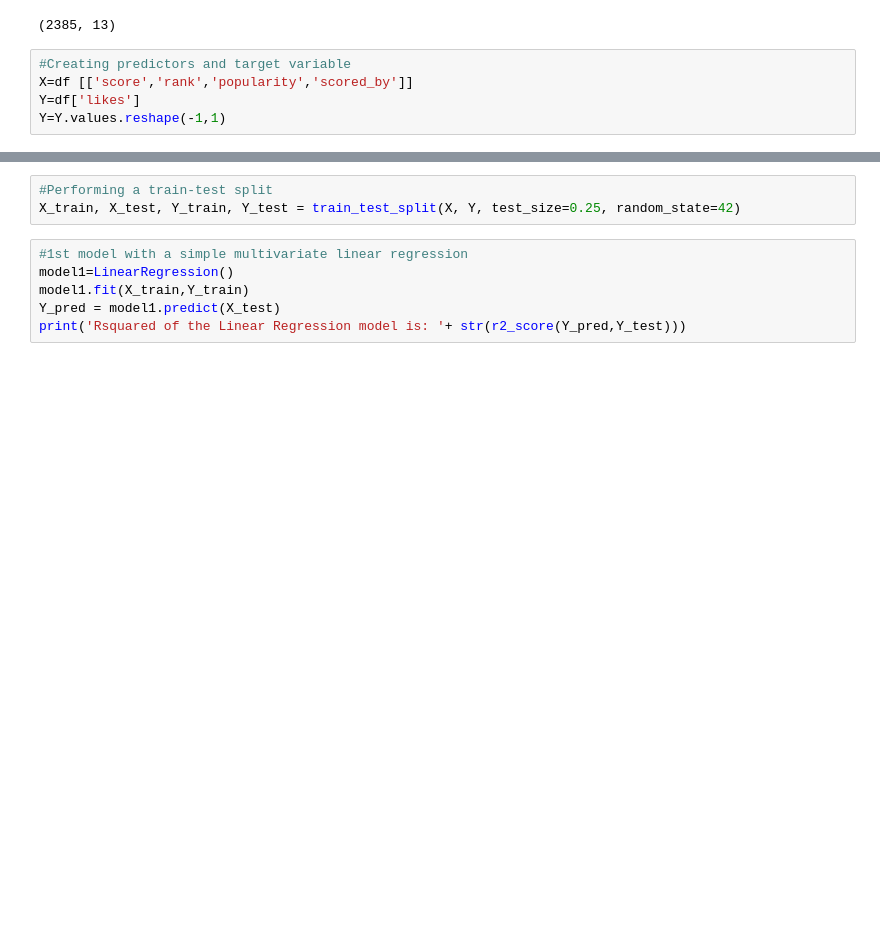
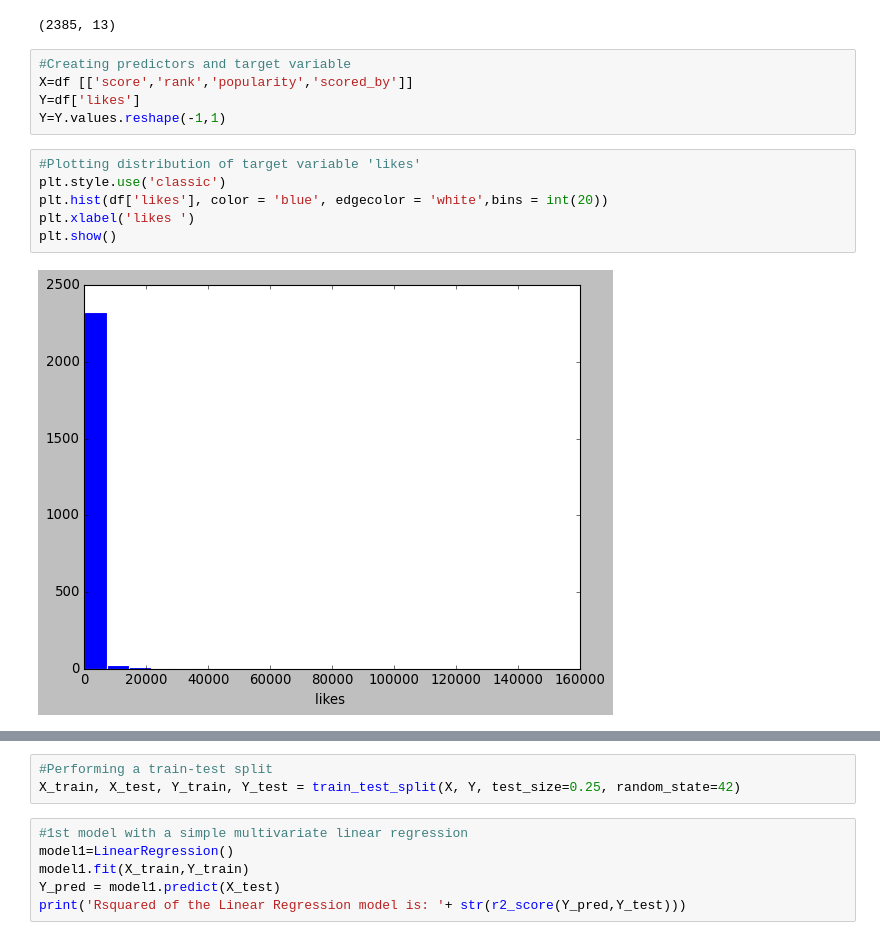
Before and after one commit to RobertoColangelo/Data-Science, a Jupyter notebook: Part_2_project.ipynb, the cells around one changed output, grey strips where cells are left out. Cells and saved outputs as stored; diff of their text form; blank space fills up the shorter version.

```diff
--- a/Part_2_project.ipynb
+++ b/Part_2_project.ipynb
@@ -141,4 +134,12 @@ df.shape
 X=df [['score','rank','popularity','scored_by']]
 Y=df['likes']
 Y=Y.values.reshape(-1,1)
+# %%
+#Plotting distribution of target variable 'likes'
+plt.style.use('classic')
+plt.hist(df['likes'], color = 'blue', edgecolor = 'white',bins = int(20))
+plt.xlabel('likes ')
+plt.show()
+# %% [output]
+[figure, new version]
 # %%
```
Also changed, not shown: parts of 7 cells of this notebook.
